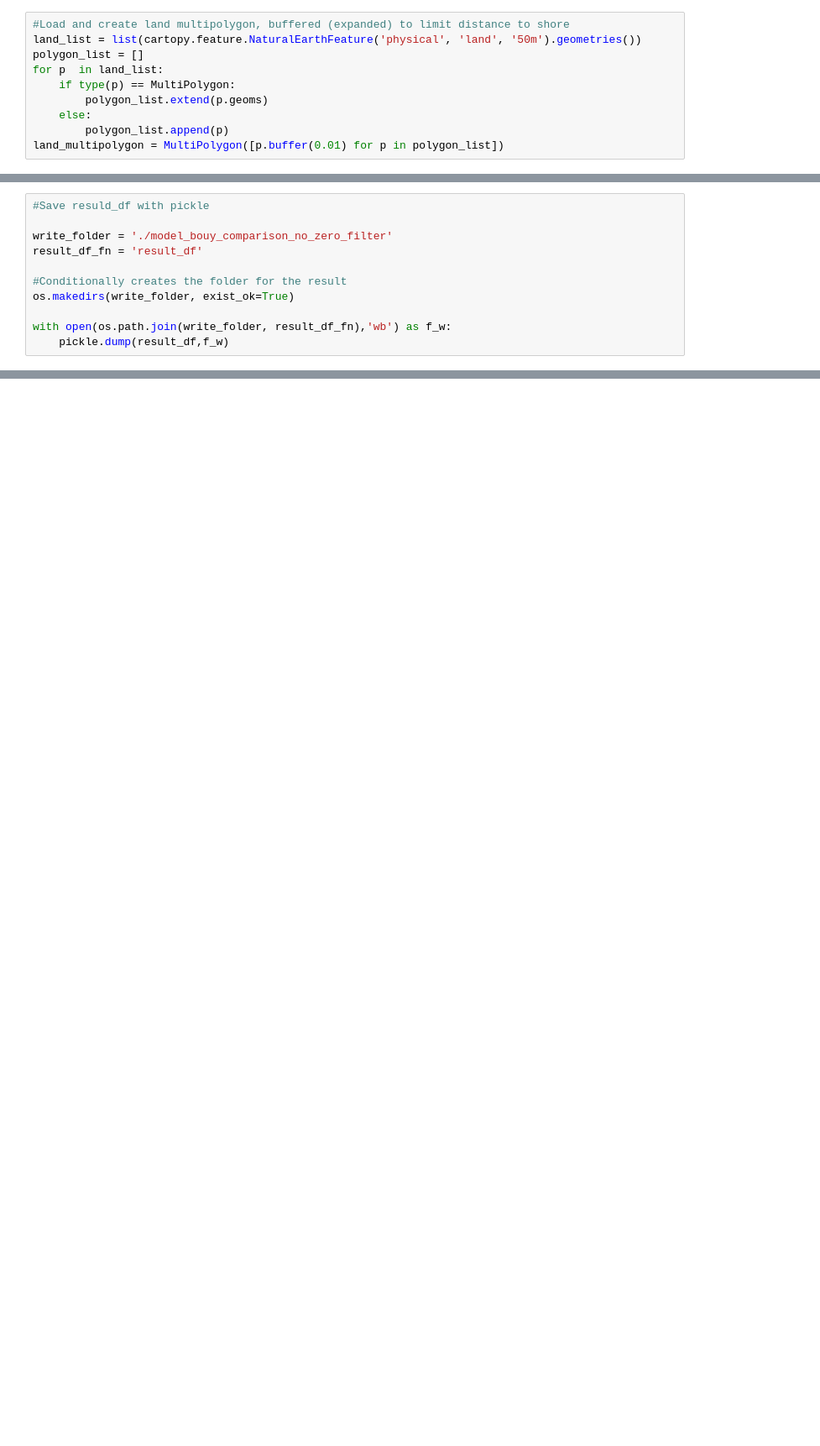
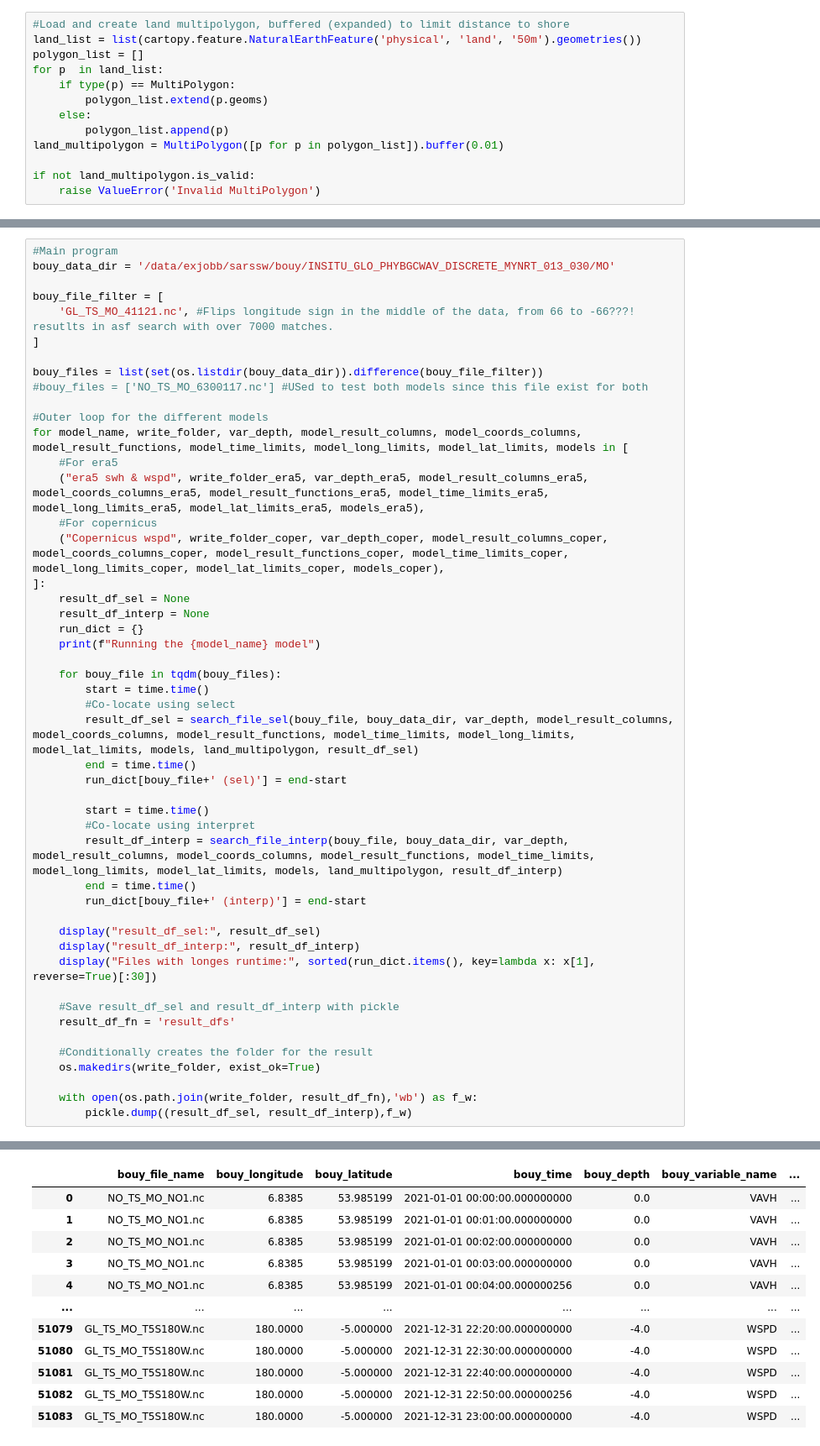
Before and after one commit to SEE-GEO/sarssw, a Jupyter notebook: models/model_bouy_comparison.ipynb, the cells around one changed output, grey strips where cells are left out. Shown: that part at 84% size. Saved outputs shown, nothing was run; the diff lists cells and outputs as text; blank space fills up the shorter version.

Commit message:
Updating the bouy-model comparison
Adding the copernicus wind model

```diff
--- a/models/model_bouy_comparison.ipynb
+++ b/models/model_bouy_comparison.ipynb
@@ -251,4 +470,7 @@ for p  in land_list:
         polygon_list.extend(p.geoms)
     else:
         polygon_list.append(p)
-land_multipolygon = MultiPolygon([p.buffer(0.01) for p in polygon_list])
+land_multipolygon = MultiPolygon([p for p in polygon_list]).buffer(0.01)
+
+if not land_multipolygon.is_valid:
+    raise ValueError('Invalid MultiPolygon')
@@ -352,11 +476,0 @@ result_df
-# %%
-#Save resuld_df with pickle
-
-write_folder = './model_bouy_comparison_no_zero_filter'
-result_df_fn = 'result_df'
-
-#Conditionally creates the folder for the result
-os.makedirs(write_folder, exist_ok=True)
-
-with open(os.path.join(write_folder, result_df_fn),'wb') as f_w:
-    pickle.dump(result_df,f_w)
@@ -382,0 +564,49 @@ sorted(run_dict.items(), key=lambda x: x[1], reverse=True)
+# %%
+#Main program
+bouy_data_dir = '/data/exjobb/sarssw/bouy/INSITU_GLO_PHYBGCWAV_DISCRETE_MYNRT_013_030/MO'
+
+bouy_file_filter = [
+    'GL_TS_MO_41121.nc', #Flips longitude sign in the middle of the data, from 66 to -66???! resutlts in asf search with over 7000 matches.
+]
+
+bouy_files = list(set(os.listdir(bouy_data_dir)).difference(bouy_file_filter))
+#bouy_files = ['NO_TS_MO_6300117.nc'] #USed to test both models since this file exist for both
+
+#Outer loop for the different models
+for model_name, write_folder, var_depth, model_result_columns, model_coords_columns, model_result_functions, model_time_limits, model_long_limits, model_lat_limits, models in [
+    #For era5
+    ("era5 swh & wspd", write_folder_era5, var_depth_era5, model_result_columns_era5, model_coords_columns_era5, model_result_functions_era5, model_time_limits_era5, model_long_limits_era5, model_lat_limits_era5, models_era5),
+    #For copernicus
+    ("Copernicus wspd", write_folder_coper, var_depth_coper, model_result_columns_coper, model_coords_columns_coper, model_result_functions_coper, model_time_limits_coper, model_long_limits_coper, model_lat_limits_coper, models_coper),
+]:
+    result_df_sel = None
+    result_df_interp = None
+    run_dict = {}
+    print(f"Running the {model_name} model")
+
+    for bouy_file in tqdm(bouy_files):
+        start = time.time()
+        #Co-locate using select
+        result_df_sel = search_file_sel(bouy_file, bouy_data_dir, var_depth, model_result_columns, model_coords_columns, model_result_functions, model_time_limits, model_long_limits, model_lat_limits, models, land_multipolygon, result_df_sel)
+        end = time.time()
+        run_dict[bouy_file+' (sel)'] = end-start
+
+        start = time.time()
+        #Co-locate using interpret
+        result_df_interp = search_file_interp(bouy_file, bouy_data_dir, var_depth, model_result_columns, model_coords_columns, model_result_functions, model_time_limits, model_long_limits, model_lat_limits, models, land_multipolygon, result_df_interp)
+        end = time.time()
+        run_dict[bouy_file+' (interp)'] = end-start
+
+    display("result_df_sel:", result_df_sel)
+    display("result_df_interp:", result_df_interp)
+    display("Files with longes runtime:", sorted(run_dict.items(), key=lambda x: x[1], reverse=True)[:30])
+
+    #Save result_df_sel and result_df_interp with pickle
+    result_df_fn = 'result_dfs'
+
+    #Conditionally creates the folder for the result
+    os.makedirs(write_folder, exist_ok=True)
+
+    with open(os.path.join(write_folder, result_df_fn),'wb') as f_w:
+        pickle.dump((result_df_sel, result_df_interp),f_w)
+# %% [output]
@@ -382,0 +631,12 @@ sorted(run_dict.items(), key=lambda x: x[1], reverse=True)
+|  | bouy_file_name | bouy_longitude | bouy_latitude | bouy_time | bouy_depth | bouy_variable_name | ... |
+| 0 | NO_TS_MO_NO1.nc | 6.8385 | 53.985199 | 2021-01-01 00:00:00.000000000 | 0.0 | VAVH | ... |
+| 1 | NO_TS_MO_NO1.nc | 6.8385 | 53.985199 | 2021-01-01 00:01:00.000000000 | 0.0 | VAVH | ... |
+| 2 | NO_TS_MO_NO1.nc | 6.8385 | 53.985199 | 2021-01-01 00:02:00.000000000 | 0.0 | VAVH | ... |
+| 3 | NO_TS_MO_NO1.nc | 6.8385 | 53.985199 | 2021-01-01 00:03:00.000000000 | 0.0 | VAVH | ... |
+| 4 | NO_TS_MO_NO1.nc | 6.8385 | 53.985199 | 2021-01-01 00:04:00.000000256 | 0.0 | VAVH | ... |
+| ... | ... | ... | ... | ... | ... | ... | ... |
+| 51079 | GL_TS_MO_T5S180W.nc | 180.0000 | -5.000000 | 2021-12-31 22:20:00.000000000 | -4.0 | WSPD | ... |
+| 51080 | GL_TS_MO_T5S180W.nc | 180.0000 | -5.000000 | 2021-12-31 22:30:00.000000000 | -4.0 | WSPD | ... |
+| 51081 | GL_TS_MO_T5S180W.nc | 180.0000 | -5.000000 | 2021-12-31 22:40:00.000000000 | -4.0 | WSPD | ... |
+| 51082 | GL_TS_MO_T5S180W.nc | 180.0000 | -5.000000 | 2021-12-31 22:50:00.000000256 | -4.0 | WSPD | ... |
+| 51083 | GL_TS_MO_T5S180W.nc | 180.0000 | -5.000000 | 2021-12-31 23:00:00.000000000 | -4.0 | WSPD | ... |
```
Also changed, not shown: parts of 21 cells of this notebook.
